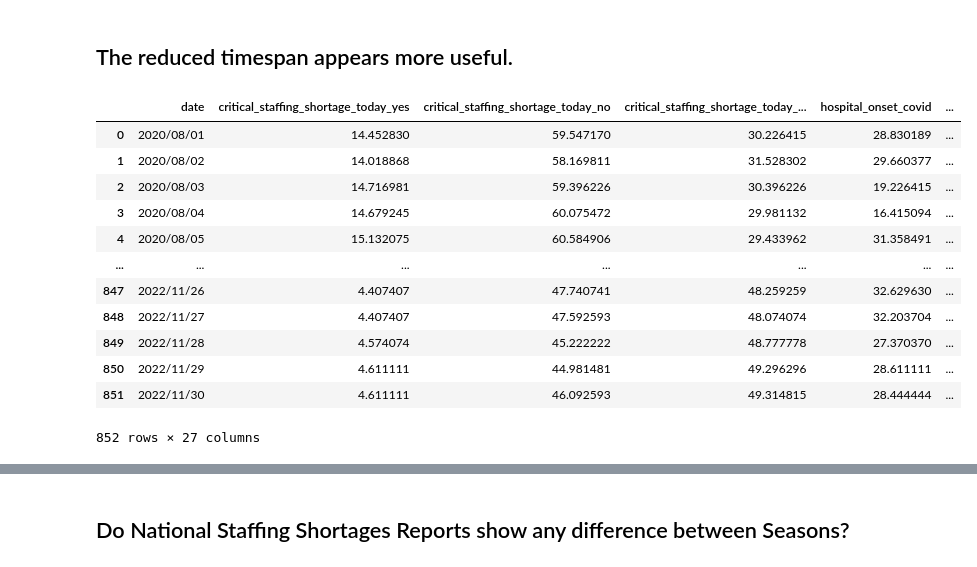
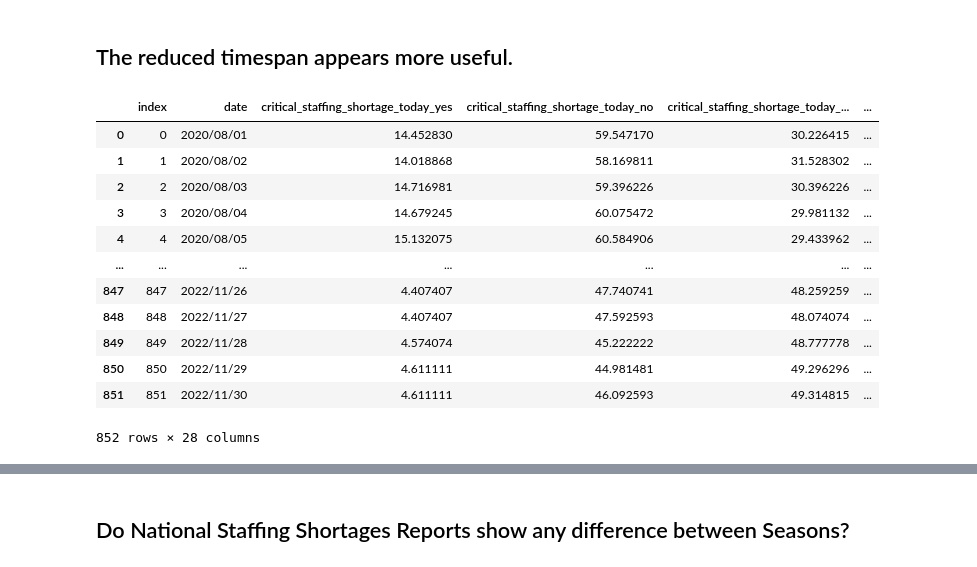
Before and after one commit to nkeplinger/healthcare_module7, a Jupyter notebook: Chronological_Analysis.ipynb, the cells around one changed output, grey strips where cells are left out. Saved outputs shown, nothing was run; the diff lists cells and outputs as text; code cells hidden in the pictures.

```diff
--- a/Chronological_Analysis.ipynb
+++ b/Chronological_Analysis.ipynb
@@ -38,3 +38,6 @@ df = pd.DataFrame(data[['state', 'date', 'critical_staffing_shortage_today_yes',
         Alternative: There is a relationship between days of the week and critical staffing shortages.
 # %% [markdown]
 # Cleaning the data:
+# %%
+df[['year', 'month','day']] = df['date'].str.split('/', 2, expand=True)
+df
@@ -115,23 +132,23 @@ plt.show()
 # %%
 # Create dataframe for National Means by Date
 mean_by_date = pd.DataFrame(df.groupby(by='date').mean().reset_index())
 mean_by_date = mean_by_date.drop(np.arange(0, 213, 1)).reset_index(drop=True)
-mean_by_date = mean_by_date.drop(mean_by_date.index.max())
+mean_by_date = mean_by_date.drop(mean_by_date.index.max()).reset_index()
 mean_by_date
 # %% [output]
-|  | date | critical_staffing_shortage_today_yes | critical_staffing_shortage_today_no | critical_staffing_shortage_today_... | hospital_onset_covid | ... |
-| 0 | 2020/08/01 | 14.452830 | 59.547170 | 30.226415 | 28.830189 | ... |
-| 1 | 2020/08/02 | 14.018868 | 58.169811 | 31.528302 | 29.660377 | ... |
-| 2 | 2020/08/03 | 14.716981 | 59.396226 | 30.396226 | 19.226415 | ... |
-| 3 | 2020/08/04 | 14.679245 | 60.075472 | 29.981132 | 16.415094 | ... |
-| 4 | 2020/08/05 | 15.132075 | 60.584906 | 29.433962 | 31.358491 | ... |
+|  | index | date | critical_staffing_shortage_today_yes | critical_staffing_shortage_today_no | critical_staffing_shortage_today_... | ... |
+| 0 | 0 | 2020/08/01 | 14.452830 | 59.547170 | 30.226415 | ... |
+| 1 | 1 | 2020/08/02 | 14.018868 | 58.169811 | 31.528302 | ... |
+| 2 | 2 | 2020/08/03 | 14.716981 | 59.396226 | 30.396226 | ... |
+| 3 | 3 | 2020/08/04 | 14.679245 | 60.075472 | 29.981132 | ... |
+| 4 | 4 | 2020/08/05 | 15.132075 | 60.584906 | 29.433962 | ... |
 | ... | ... | ... | ... | ... | ... | ... |
-| 847 | 2022/11/26 | 4.407407 | 47.740741 | 48.259259 | 32.629630 | ... |
-| 848 | 2022/11/27 | 4.407407 | 47.592593 | 48.074074 | 32.203704 | ... |
-| 849 | 2022/11/28 | 4.574074 | 45.222222 | 48.777778 | 27.370370 | ... |
-| 850 | 2022/11/29 | 4.611111 | 44.981481 | 49.296296 | 28.611111 | ... |
-| 851 | 2022/11/30 | 4.611111 | 46.092593 | 49.314815 | 28.444444 | ... |
+| 847 | 847 | 2022/11/26 | 4.407407 | 47.740741 | 48.259259 | ... |
+| 848 | 848 | 2022/11/27 | 4.407407 | 47.592593 | 48.074074 | ... |
+| 849 | 849 | 2022/11/28 | 4.574074 | 45.222222 | 48.777778 | ... |
+| 850 | 850 | 2022/11/29 | 4.611111 | 44.981481 | 49.296296 | ... |
+| 851 | 851 | 2022/11/30 | 4.611111 | 46.092593 | 49.314815 | ... |
-852 rows × 27 columns
+852 rows × 28 columns
 # %%
 # Display reduced data for shortages across the timespan
 plt.plot(mean_by_date['date'], mean_by_date['critical_staffing_shortage_today_yes'])
```
Also changed, not shown: parts of 14 cells of this notebook, 7 other files.
